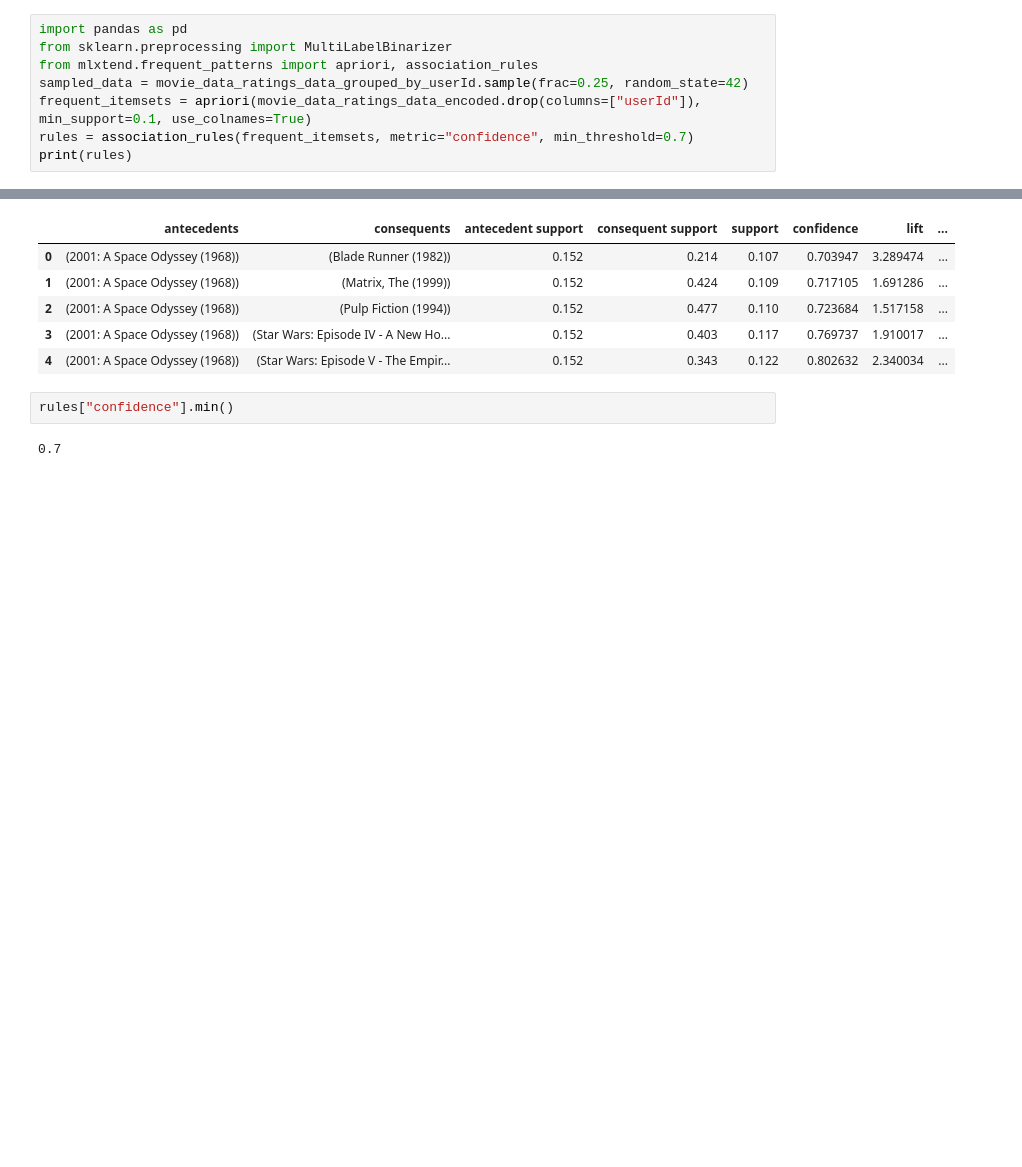
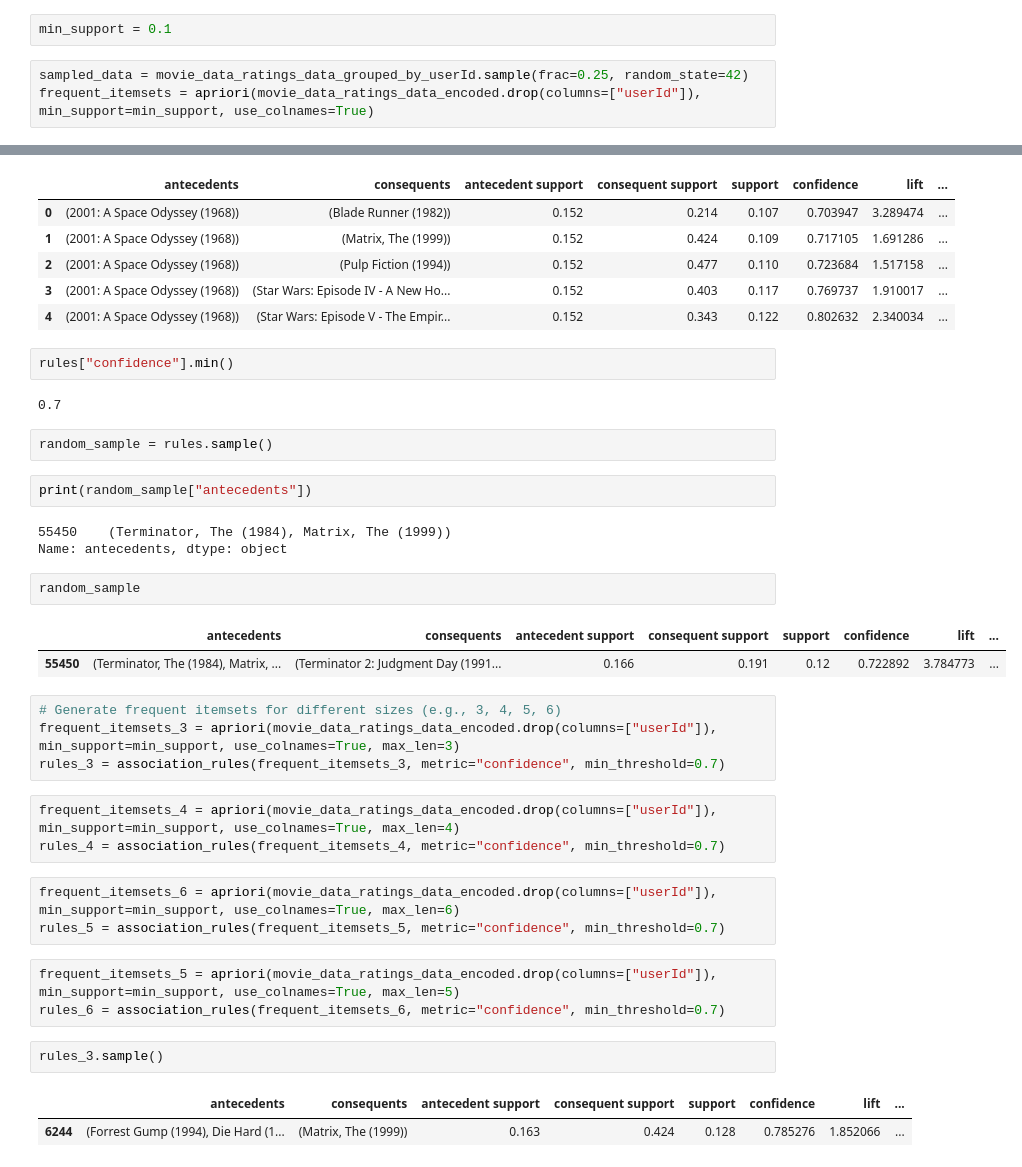
Before and after one commit to mustafabayrak0/Movie-Recommendation-System, a Jupyter notebook: analysis-of-movielens-analysis.ipynb, the cells around one changed output, grey strips where cells are left out. Drawn from its saved outputs; the diff is of its cells as text; blank space fills up the shorter version.

```diff
--- a/analysis-of-movielens-analysis.ipynb
+++ b/analysis-of-movielens-analysis.ipynb
@@ -395,8 +397,5 @@ movie_data_ratings_data_encoded
+# %%
+min_support = 0.1
 # %%
-import pandas as pd
-from sklearn.preprocessing import MultiLabelBinarizer
-from mlxtend.frequent_patterns import apriori, association_rules
 sampled_data = movie_data_ratings_data_grouped_by_userId.sample(frac=0.25, random_state=42)
-frequent_itemsets = apriori(movie_data_ratings_data_encoded.drop(columns=["userId"]), min_support=0.1, use_colnames=True)
-rules = association_rules(frequent_itemsets, metric="confidence", min_threshold=0.7)
-print(rules)
+frequent_itemsets = apriori(movie_data_ratings_data_encoded.drop(columns=["userId"]), min_support=min_support, use_colnames=True)
@@ -431,3 +414,33 @@ rules.head()
 rules["confidence"].min()
 # %% [output]
 0.7
+# %%
+random_sample = rules.sample()
+# %%
+print(random_sample["antecedents"])
+# %% [output]
+55450    (Terminator, The (1984), Matrix, The (1999))
+Name: antecedents, dtype: object
+# %%
+random_sample
+# %% [output]
+|  | antecedents | consequents | antecedent support | consequent support | support | confidence | lift | ... |
+| 55450 | (Terminator, The (1984), Matrix, ... | (Terminator 2: Judgment Day (1991... | 0.166 | 0.191 | 0.12 | 0.722892 | 3.784773 | ... |
+# %%
+# Generate frequent itemsets for different sizes (e.g., 3, 4, 5, 6)
+frequent_itemsets_3 = apriori(movie_data_ratings_data_encoded.drop(columns=["userId"]), min_support=min_support, use_colnames=True, max_len=3)
+rules_3 = association_rules(frequent_itemsets_3, metric="confidence", min_threshold=0.7)
+# %%
+frequent_itemsets_4 = apriori(movie_data_ratings_data_encoded.drop(columns=["userId"]), min_support=min_support, use_colnames=True, max_len=4)
+rules_4 = association_rules(frequent_itemsets_4, metric="confidence", min_threshold=0.7)
+# %%
+frequent_itemsets_6 = apriori(movie_data_ratings_data_encoded.drop(columns=["userId"]), min_support=min_support, use_colnames=True, max_len=6)
+rules_5 = association_rules(frequent_itemsets_5, metric="confidence", min_threshold=0.7)
+# %%
+frequent_itemsets_5 = apriori(movie_data_ratings_data_encoded.drop(columns=["userId"]), min_support=min_support, use_colnames=True, max_len=5)
+rules_6 = association_rules(frequent_itemsets_6, metric="confidence", min_threshold=0.7)
+# %%
+rules_3.sample()
+# %% [output]
+|  | antecedents | consequents | antecedent support | consequent support | support | confidence | lift | ... |
+| 6244 | (Forrest Gump (1994), Die Hard (1... | (Matrix, The (1999)) | 0.163 | 0.424 | 0.128 | 0.785276 | 1.852066 | ... |
```
Also changed, not shown: parts of 8 cells of this notebook.
